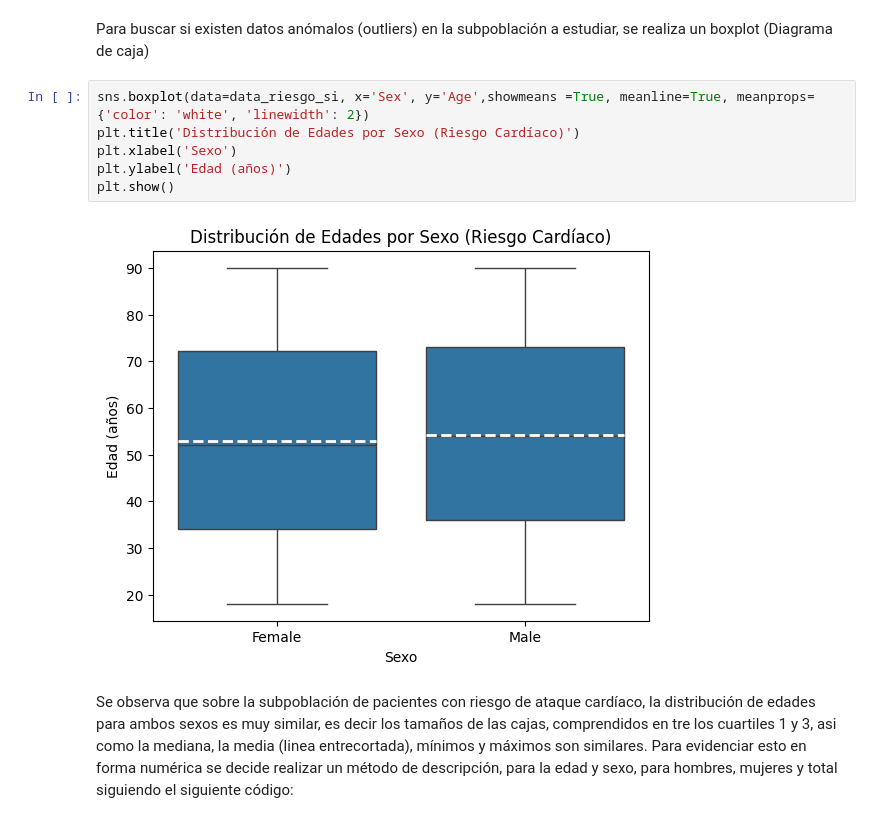
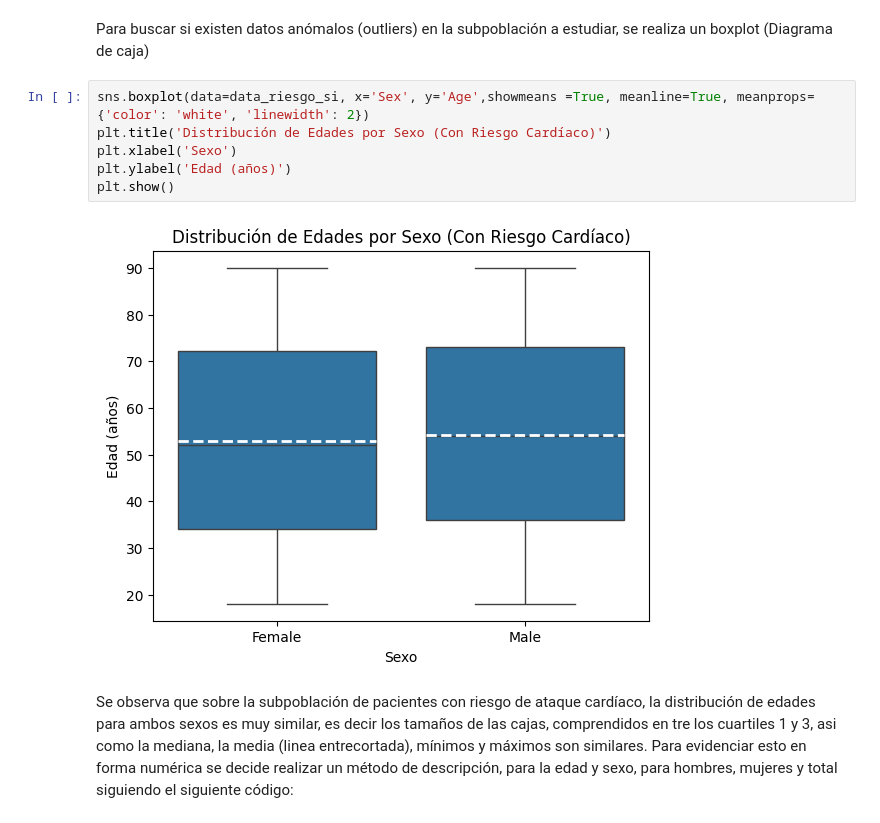
Before and after one commit to agus-astolfo/Data_Science_I, a Jupyter notebook: ProyectDS_ParteI_Astolfo.ipynb, the cells around one changed output. Drawn from its saved outputs; the diff is of its cells as text.

```diff
--- a/ProyectDS_ParteI_Astolfo.ipynb
+++ b/ProyectDS_ParteI_Astolfo.ipynb
@@ -125,12 +125,12 @@ Primeramente, se utiliza boxplot, que permite evidenciar resultados anómalos, y
 Para buscar si existen datos anómalos (outliers) en la subpoblación a estudiar, se realiza un boxplot (Diagrama de caja)
 # %%
 sns.boxplot(data=data_riesgo_si, x='Sex', y='Age',showmeans =True, meanline=True, meanprops={'color': 'white', 'linewidth': 2})
-plt.title('Distribución de Edades por Sexo (Riesgo Cardíaco)')
+plt.title('Distribución de Edades por Sexo (Con Riesgo Cardíaco)')
 plt.xlabel('Sexo')
 plt.ylabel('Edad (años)')
 plt.show()
 # %% [output]
-[figure, old version]
+[figure, new version]
 # %% [markdown]
 Se observa que sobre la subpoblación de pacientes con riesgo de ataque cardíaco, la distribución de edades para ambos sexos es muy similar, es decir los tamaños de las cajas, comprendidos en tre los cuartiles 1 y 3, asi como la mediana, la media (linea entrecortada),  mínimos y máximos son similares.
 Para evidenciar esto en forma numérica se decide realizar un método de descripción, para la edad y sexo, para hombres, mujeres y total siguiendo el siguiente código:
```
Also changed, not shown: parts of 2 cells of this notebook.
